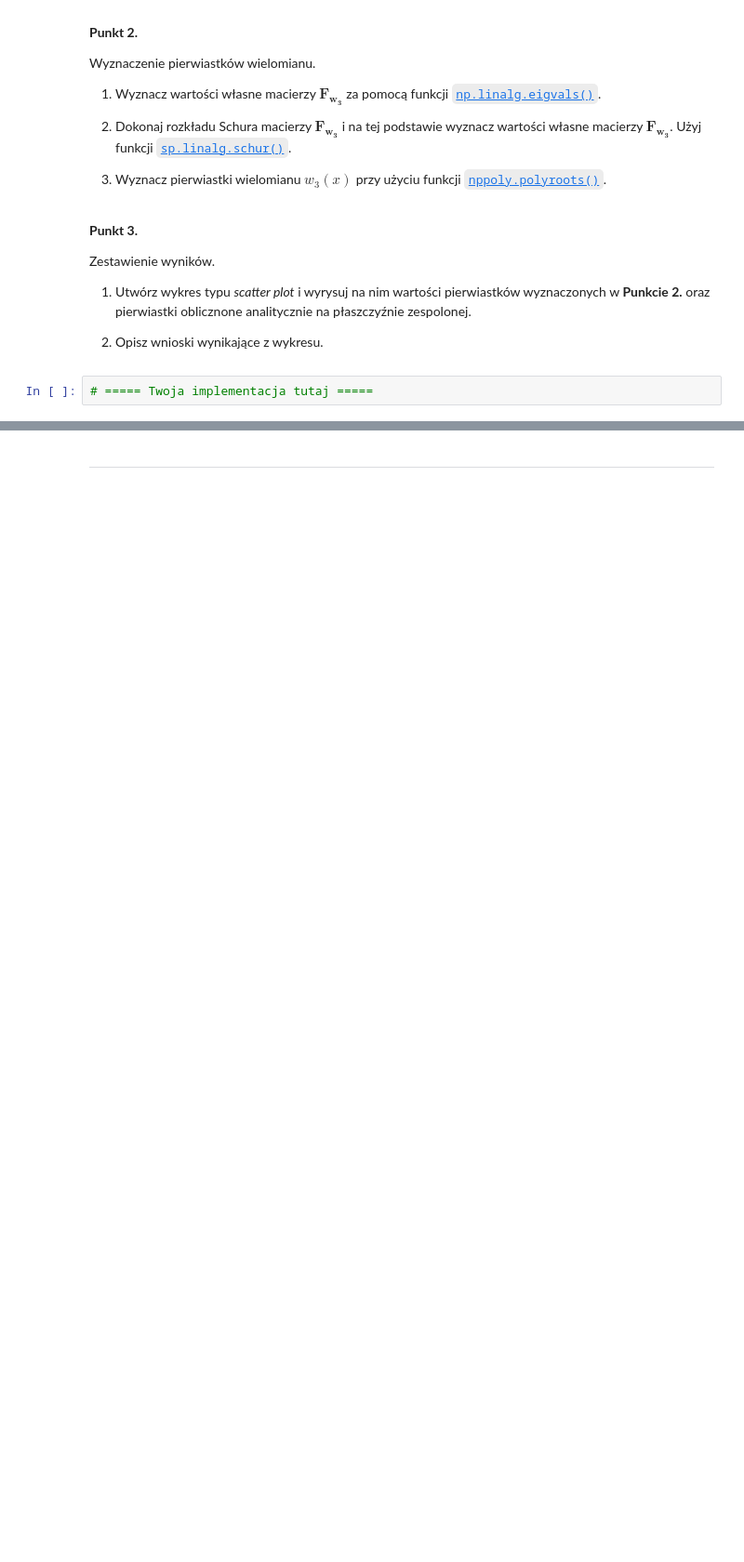
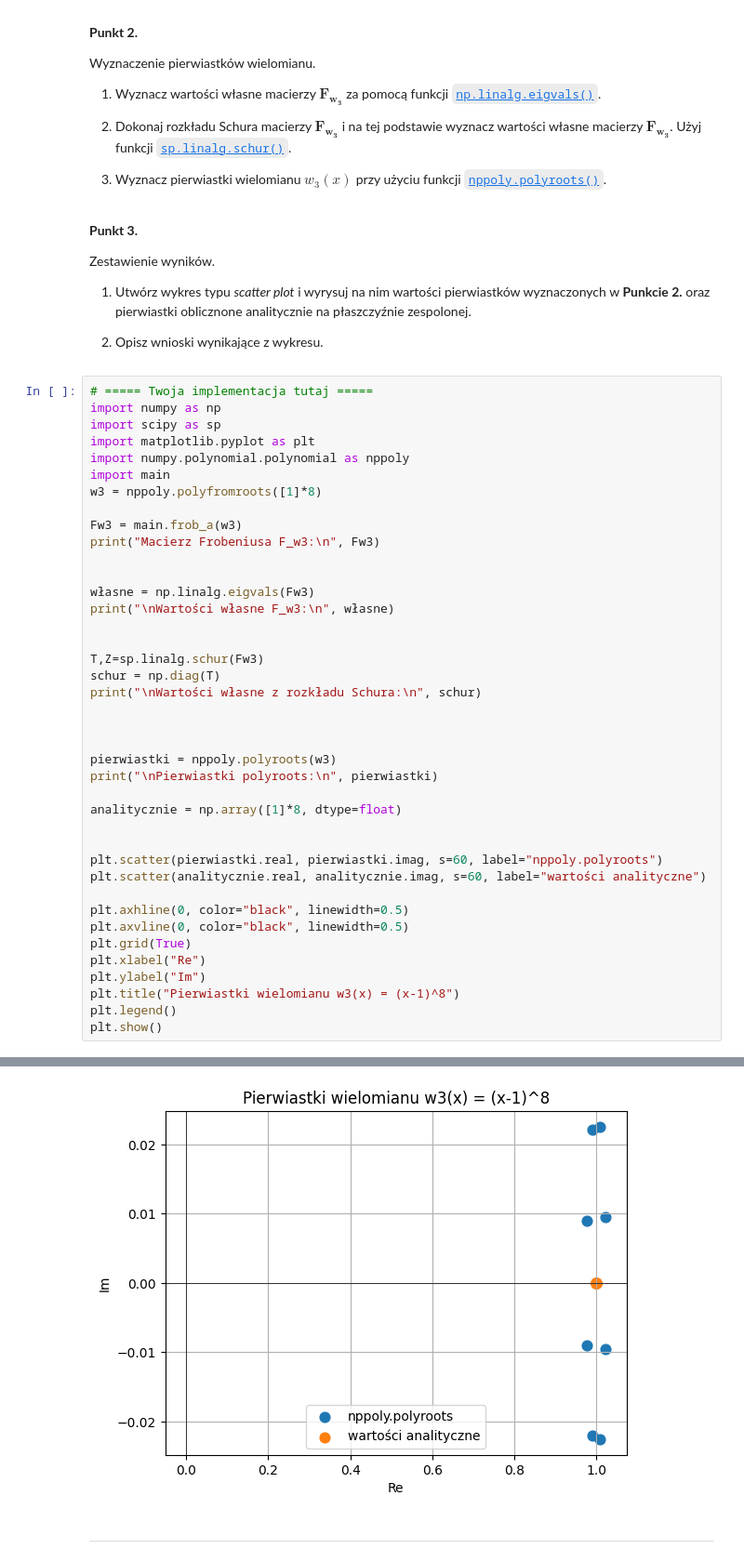
Before and after one commit to MN-KJ-2025/lab-7-pierwiastki-turbokoxpl, a Jupyter notebook: sprawozdanie.ipynb, the cells around one changed output, grey strips where cells are left out. Shown at 93% size. Cells and saved outputs as stored; diff of their text form; blank space fills up the shorter version.

```diff
--- a/sprawozdanie.ipynb
+++ b/sprawozdanie.ipynb
@@ -173,5 +211,44 @@ Zestawienie wyników.
 1. Utwórz wykres typu *scatter plot* i wyrysuj na nim wartości pierwiastków wyznaczonych w **Punkcie 2.** oraz pierwiastki oblicznone analitycznie na płaszczyźnie zespolonej.
 
 2. Opisz wnioski wynikające z wykresu.
-# %%
-# ===== Twoja implementacja tutaj =====
+# %%
+# ===== Twoja implementacja tutaj =====
+import numpy as np
+import scipy as sp
+import matplotlib.pyplot as plt
+import numpy.polynomial.polynomial as nppoly
+import main
+w3 = nppoly.polyfromroots([1]*8)
+
+Fw3 = main.frob_a(w3)
+print("Macierz Frobeniusa F_w3:\n", Fw3)
+
+
+własne = np.linalg.eigvals(Fw3)
+print("\nWartości własne F_w3:\n", własne)
+
+
+T,Z=sp.linalg.schur(Fw3)
+schur = np.diag(T)
+print("\nWartości własne z rozkładu Schura:\n", schur)
+
+
+
+pierwiastki = nppoly.polyroots(w3)
+print("\nPierwiastki polyroots:\n", pierwiastki)
+
+analitycznie = np.array([1]*8, dtype=float)
+
+
+plt.scatter(pierwiastki.real, pierwiastki.imag, s=60, label="nppoly.polyroots")
+plt.scatter(analitycznie.real, analitycznie.imag, s=60, label="wartości analityczne")
+
+plt.axhline(0, color="black", linewidth=0.5)
+plt.axvline(0, color="black", linewidth=0.5)
+plt.grid(True)
+plt.xlabel("Re")
+plt.ylabel("Im")
+plt.title("Pierwiastki wielomianu w3(x) = (x-1)^8")
+plt.legend()
+plt.show()
+# %% [output]
@@ -178,3 +272,4 @@ Zestawienie wyników.
+[figure, added]
 # %% [markdown]
 ---
 # %% [markdown]
```
Also changed, not shown: parts of 4 cells of this notebook, 1 other file.
